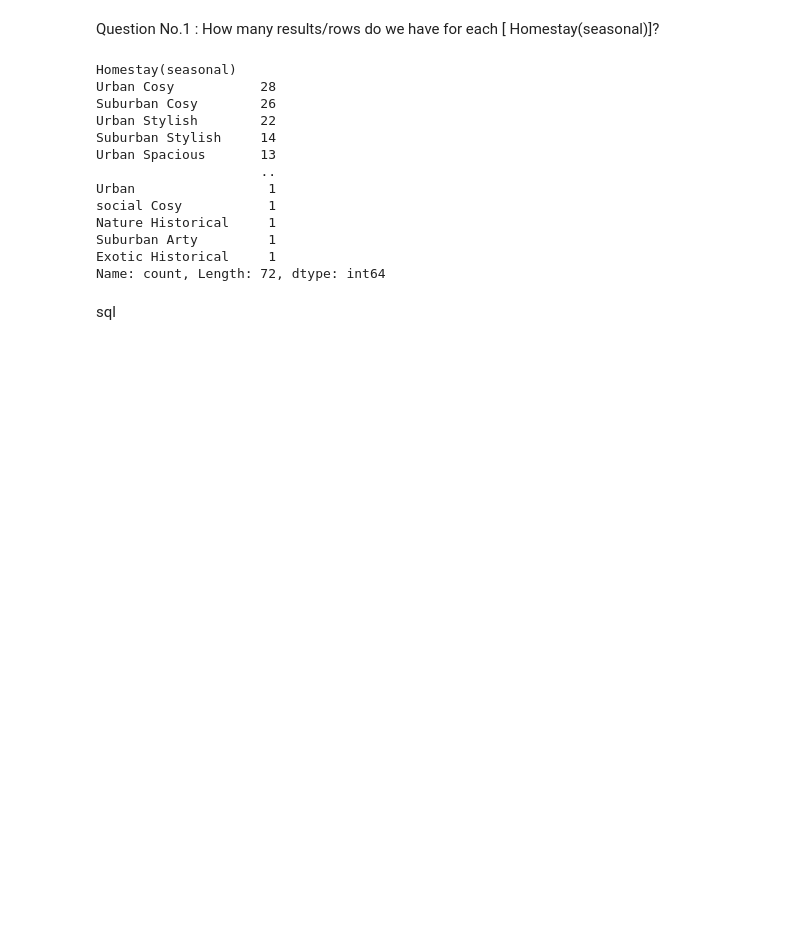
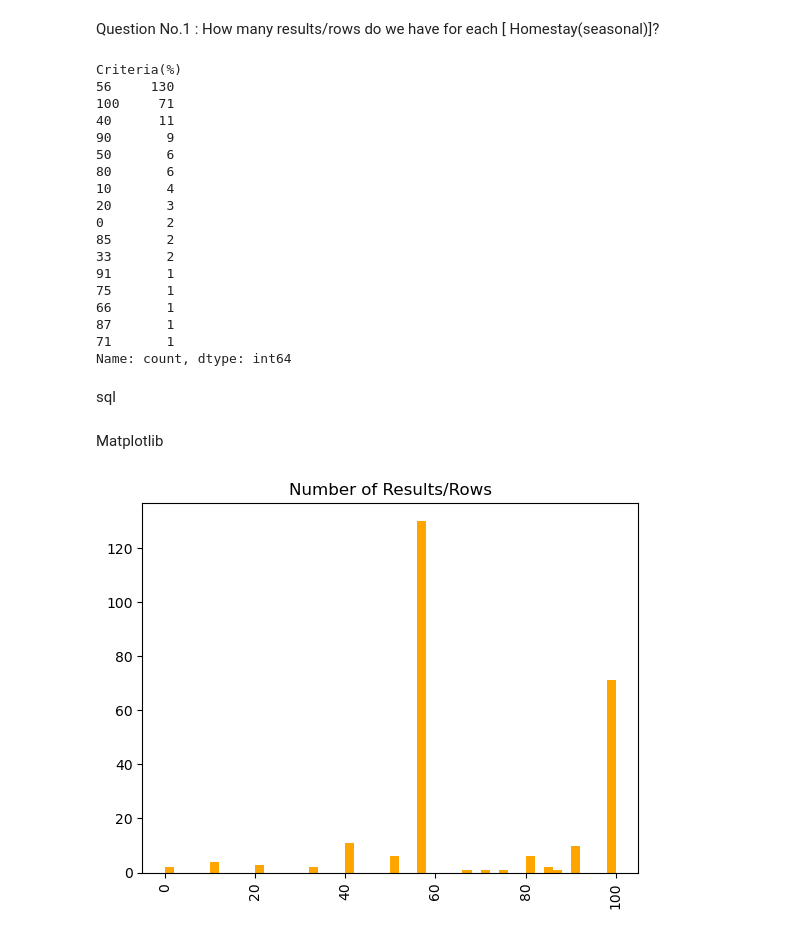
Before and after one commit to CyberWol-12/Data-science-project-with-python-webscraping, a Jupyter notebook: homestay.ipynb, the cells around one changed output. Cells and saved outputs as stored; diff of their text form; code cells hidden in the pictures; blank space fills up the shorter version.

Commit message:
Criteria(%)

```diff
--- a/homestay.ipynb
+++ b/homestay.ipynb
@@ -647,21 +647,26 @@ pd.read_sql("SELECT * FROM real_estate LIMIT 5", engine)
 Question No.1 : How many results/rows do we have for each [	Homestay(seasonal)]?
 # %%
 #pandas
-real_estate_df['Homestay(seasonal)'].value_counts()
+real_estate_df['Criteria(%)'].value_counts()
 # %% [output]
-Homestay(seasonal)
-Urban Cosy           28
-Suburban Cosy        26
-Urban Stylish        22
-Suburban Stylish     14
-Urban Spacious       13
-                     ..
-Urban                 1
-social Cosy           1
-Nature Historical     1
-Suburban Arty         1
-Exotic Historical     1
-Name: count, Length: 72, dtype: int64
+Criteria(%)
+56     130
+100     71
+40      11
+90       9
+50       6
+80       6
+10       4
+20       3
+0        2
+85       2
+33       2
+91       1
+75       1
+66       1
+87       1
+71       1
+Name: count, dtype: int64
 # %% [markdown]
 sql
 # %%
@@ -668,0 +674,12 @@ sql
+# %% [markdown]
+Matplotlib
+# %%
+
+data = real_estate_df['Criteria(%)']
+
+p = plt.hist(data,bins=50,color='orange')
+plt.xticks(rotation = 90)
+plt.title('Number of Results/Rows')
+plt.show()
+# %% [output]
+[figure, added]
```
Also changed, not shown: parts of 1 cell of this notebook.
